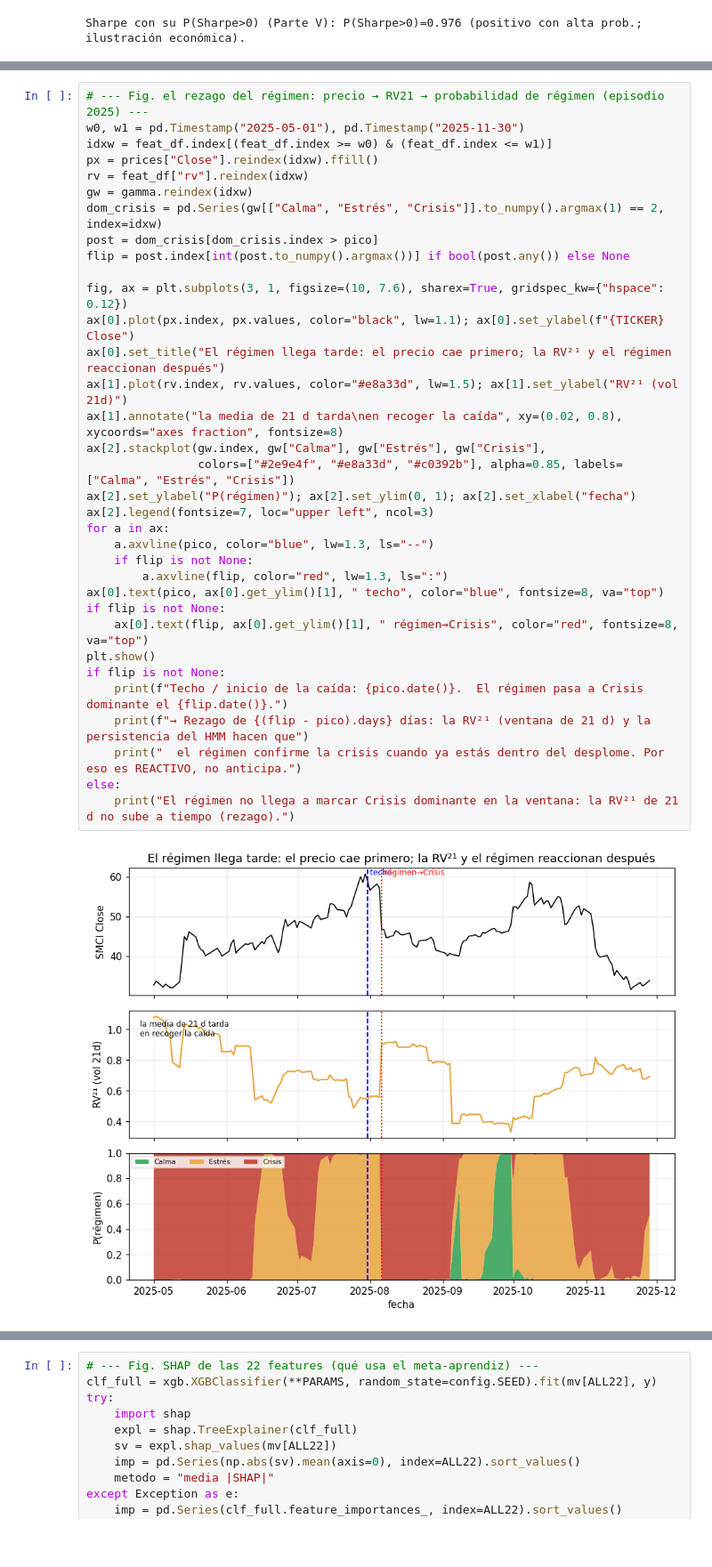
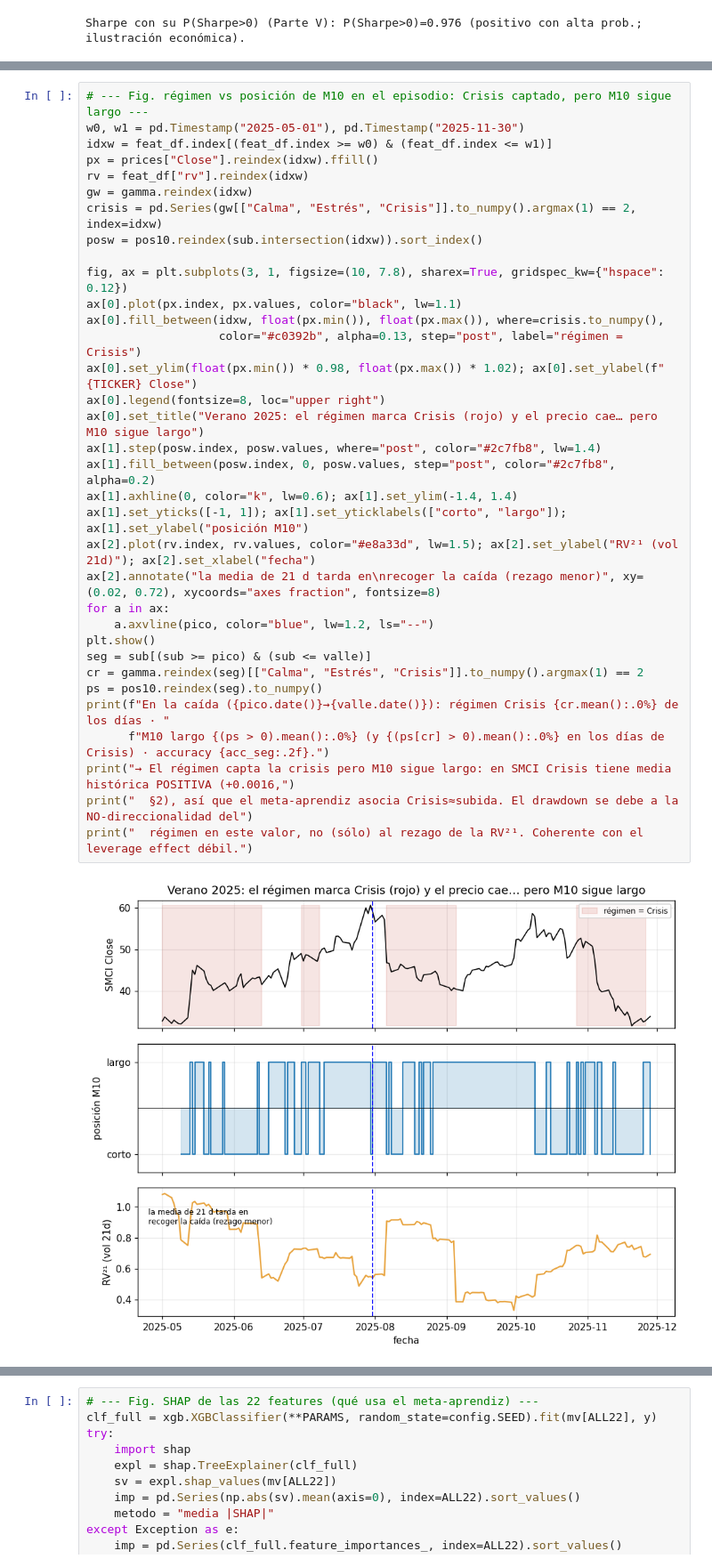
Before and after one commit to RaquelGarciah/Real-time-statistical-supervision-of-an-AI-trading-agent, a Jupyter notebook: notebooks/STRATA_SMCI.ipynb, the cells around one changed output, grey strips where cells are left out. Shown at 89% size. Cells and saved outputs as stored; diff of their text form; blank space fills up the shorter version.

```diff
--- a/notebooks/STRATA_SMCI.ipynb
+++ b/notebooks/STRATA_SMCI.ipynb
@@ -686,36 +695,36 @@ media positiva, §2).
 # %%
-# --- Fig. el rezago del régimen: precio → RV21 → probabilidad de régimen (episodio 2025) ---
+# --- Fig. régimen vs posición de M10 en el episodio: Crisis captado, pero M10 sigue largo ---
 w0, w1 = pd.Timestamp("2025-05-01"), pd.Timestamp("2025-11-30")
 idxw = feat_df.index[(feat_df.index >= w0) & (feat_df.index <= w1)]
 px = prices["Close"].reindex(idxw).ffill()
 rv = feat_df["rv"].reindex(idxw)
 gw = gamma.reindex(idxw)
-dom_crisis = pd.Series(gw[["Calma", "Estrés", "Crisis"]].to_numpy().argmax(1) == 2, index=idxw)
-post = dom_crisis[dom_crisis.index > pico]
-flip = post.index[int(post.to_numpy().argmax())] if bool(post.any()) else None
+crisis = pd.Series(gw[["Calma", "Estrés", "Crisis"]].to_numpy().argmax(1) == 2, index=idxw)
+posw = pos10.reindex(sub.intersection(idxw)).sort_index()
 
-fig, ax = plt.subplots(3, 1, figsize=(10, 7.6), sharex=True, gridspec_kw={"hspace": 0.12})
-ax[0].plot(px.index, px.values, color="black", lw=1.1); ax[0].set_ylabel(f"{TICKER} Close")
-ax[0].set_title("El régimen llega tarde: el precio cae primero; la RV²¹ y el régimen reaccionan después")
-ax[1].plot(rv.index, rv.values, color="#e8a33d", lw=1.5); ax[1].set_ylabel("RV²¹ (vol 21d)")
-ax[1].annotate("la media de 21 d tarda\nen recoger la caída", xy=(0.02, 0.8), xycoords="axes fraction", fontsize=8)
-ax[2].stackplot(gw.index, gw["Calma"], gw["Estrés"], gw["Crisis"],
-                colors=["#2e9e4f", "#e8a33d", "#c0392b"], alpha=0.85, labels=["Calma", "Estrés", "Crisis"])
-ax[2].set_ylabel("P(régimen)"); ax[2].set_ylim(0, 1); ax[2].set_xlabel("fecha")
-ax[2].legend(fontsize=7, loc="upper left", ncol=3)
+fig, ax = plt.subplots(3, 1, figsize=(10, 7.8), sharex=True, gridspec_kw={"hspace": 0.12})
+ax[0].plot(px.index, px.values, color="black", lw=1.1)
+ax[0].fill_between(idxw, float(px.min()), float(px.max()), where=crisis.to_numpy(),
+                   color="#c0392b", alpha=0.13, step="post", label="régimen = Crisis")
+ax[0].set_ylim(float(px.min()) * 0.98, float(px.max()) * 1.02); ax[0].set_ylabel(f"{TICKER} Close")
+ax[0].legend(fontsize=8, loc="upper right")
+ax[0].set_title("Verano 2025: el régimen marca Crisis (rojo) y el precio cae… pero M10 sigue largo")
+ax[1].step(posw.index, posw.values, where="post", color="#2c7fb8", lw=1.4)
+ax[1].fill_between(posw.index, 0, posw.values, step="post", color="#2c7fb8", alpha=0.2)
+ax[1].axhline(0, color="k", lw=0.6); ax[1].set_ylim(-1.4, 1.4)
+ax[1].set_yticks([-1, 1]); ax[1].set_yticklabels(["corto", "largo"]); ax[1].set_ylabel("posición M10")
+ax[2].plot(rv.index, rv.values, color="#e8a33d", lw=1.5); ax[2].set_ylabel("RV²¹ (vol 21d)"); ax[2].set_xlabel("fecha")
+ax[2].annotate("la media de 21 d tarda en\nrecoger la caída (rezago menor)", xy=(0.02, 0.72), xycoords="axes fraction", fontsize=8)
 for a in ax:
-    a.axvline(pico, color="blue", lw=1.3, ls="--")
-    if flip is not None:
-        a.axvline(flip, color="red", lw=1.3, ls=":")
-ax[0].text(pico, ax[0].get_ylim()[1], " techo", color="blue", fontsize=8, va="top")
-if flip is not None:
-    ax[0].text(flip, ax[0].get_ylim()[1], " régimen→Crisis", color="red", fontsize=8, va="top")
+    a.axvline(pico, color="blue", lw=1.2, ls="--")
 plt.show()
-if flip is not None:
-    print(f"Techo / inicio de la caída: {pico.date()}.  El régimen pasa a Crisis dominante el {flip.date()}.")
-    print(f"→ Rezago de {(flip - pico).days} días: la RV²¹ (ventana de 21 d) y la persistencia del HMM hacen que")
-    print("  el régimen confirme la crisis cuando ya estás dentro del desplome. Por eso es REACTIVO, no anticipa.")
-else:
-    print("El régimen no llega a marcar Crisis dominante en la ventana: la RV²¹ de 21 d no sube a tiempo (rezago).")
+seg = sub[(sub >= pico) & (sub <= valle)]
+cr = gamma.reindex(seg)[["Calma", "Estrés", "Crisis"]].to_numpy().argmax(1) == 2
+ps = pos10.reindex(seg).to_numpy()
+print(f"En la caída ({pico.date()}→{valle.date()}): régimen Crisis {cr.mean():.0%} de los días · "
+      f"M10 largo {(ps > 0).mean():.0%} (y {(ps[cr] > 0).mean():.0%} en los días de Crisis) · accuracy {acc_seg:.2f}.")
+print("→ El régimen capta la crisis pero M10 sigue largo: en SMCI Crisis tiene media histórica POSITIVA (+0.0016,")
+print("  §2), así que el meta-aprendiz asocia Crisis≈subida. El drawdown se debe a la NO-direccionalidad del")
+print("  régimen en este valor, no (sólo) al rezago de la RV²¹. Coherente con el leverage effect débil.")
 # %% [output]
-[figure, old version]
+[figure, new version]
```
Also changed, not shown: parts of 5 cells of this notebook, 1 other file.
